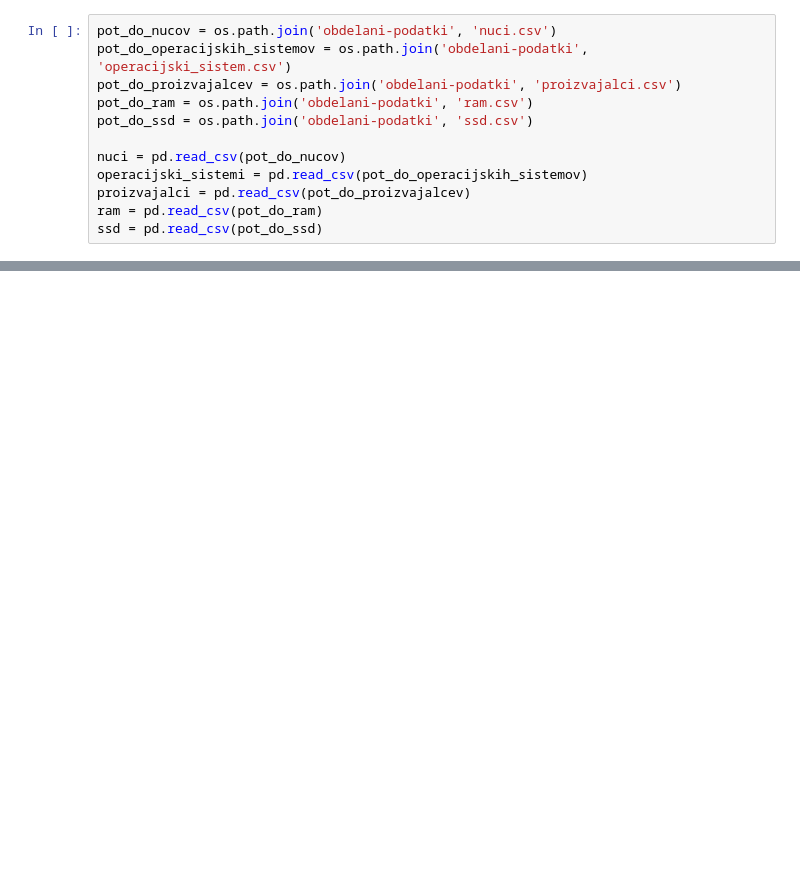
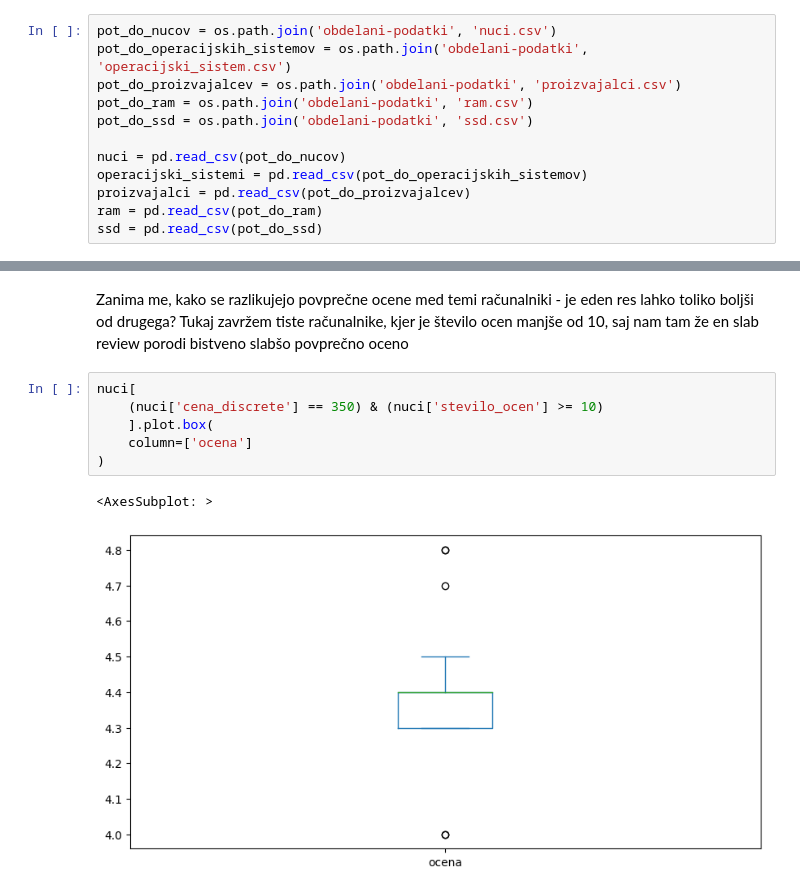
Before and after one commit to tjazerzen/NUC-computer-analysis, a Jupyter notebook: Analiza.ipynb, the cells around one changed output, grey strips where cells are left out. Cells and saved outputs as stored; diff of their text form; blank space fills up the shorter version.

```diff
--- a/Analiza.ipynb
+++ b/Analiza.ipynb
@@ -51,0 +171,11 @@ dtype: object
+# %% [markdown]
+Zanima me, kako se razlikujejo povprečne ocene med temi računalniki - je eden res lahko toliko boljši od drugega? Tukaj zavržem tiste računalnike, kjer je število ocen manjše od 10, saj nam tam že en slab review porodi bistveno slabšo povprečno oceno
+# %%
+nuci[
+    (nuci['cena_discrete'] == 350) & (nuci['stevilo_ocen'] >= 10)
+    ].plot.box(
+    column=['ocena']
+)
+# %% [output]
+<AxesSubplot: >
+[figure, added]
```
Also changed, not shown: parts of 50 cells of this notebook.
